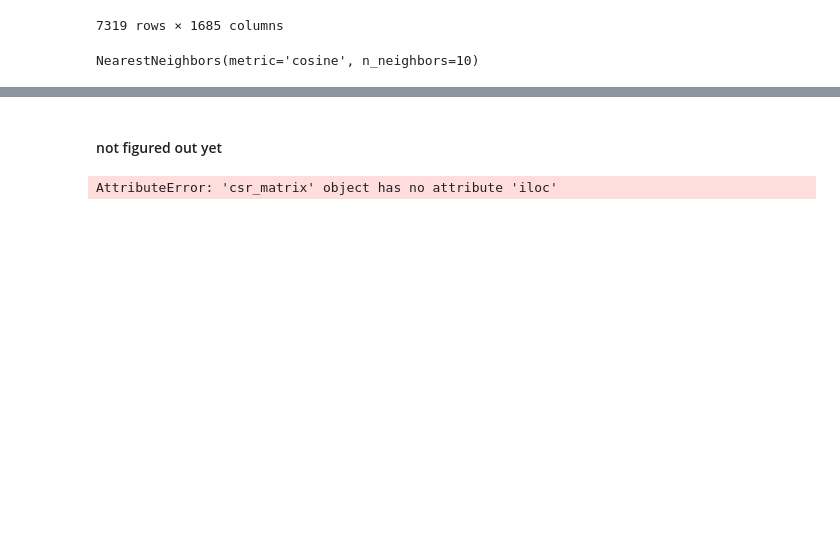
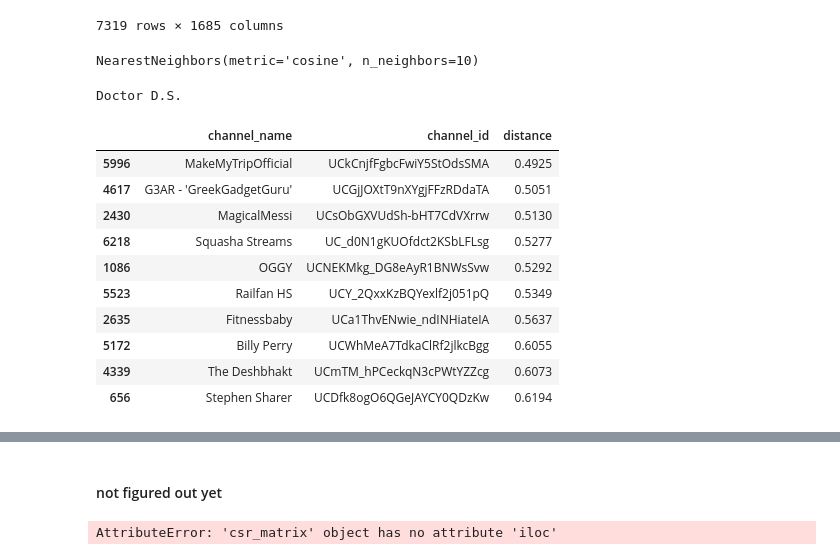
Before and after one commit to ricd99/ytrec, a Jupyter notebook: notebooks/no_complicated_embeddings.ipynb, the cells around one changed output, grey strips where cells are left out. Cells and saved outputs as stored; diff of their text form; code cells hidden in the pictures; blank space fills up the shorter version.

```diff
--- a/notebooks/no_complicated_embeddings.ipynb
+++ b/notebooks/no_complicated_embeddings.ipynb
@@ -232,4 +232,21 @@ nn.fit(df_train_pp)
 # %% [output]
 NearestNeighbors(metric='cosine', n_neighbors=10)
 # %%
-distances, indices = nn.kneighbors(ch)
+distances, indices = nn.kneighbors(df_test_pp[0])
+print(df_test.iloc[0]["channel_name"])
+recs = df.iloc[indices[0]][["channel_name", "channel_id"]]
+recs["distance"] = distances[0]
+recs
+# %% [output]
+Doctor D.S.
+|  | channel_name | channel_id | distance |
+| 5996 | MakeMyTripOfficial | UCkCnjfFgbcFwiY5StOdsSMA | 0.4925 |
+| 4617 | G3AR - 'GreekGadgetGuru' | UCGjJOXtT9nXYgjFFzRDdaTA | 0.5051 |
+| 2430 | MagicalMessi | UCsObGXVUdSh-bHT7CdVXrrw | 0.5130 |
+| 6218 | Squasha Streams | UC_d0N1gKUOfdct2KSbLFLsg | 0.5277 |
+| 1086 | OGGY | UCNEKMkg_DG8eAyR1BNWsSvw | 0.5292 |
+| 5523 | Railfan HS | UCY_2QxxKzBQYexlf2j051pQ | 0.5349 |
+| 2635 | Fitnessbaby | UCa1ThvENwie_ndINHiateIA | 0.5637 |
+| 5172 | Billy Perry | UCWhMeA7TdkaClRf2jlkcBgg | 0.6055 |
+| 4339 | The Deshbhakt | UCmTM_hPCeckqN3cPWtYZZcg | 0.6073 |
+| 656 | Stephen Sharer | UCDfk8ogO6QGeJAYCY0QDzKw | 0.6194 |
```
Also changed, not shown: parts of 1 cell of this notebook.
